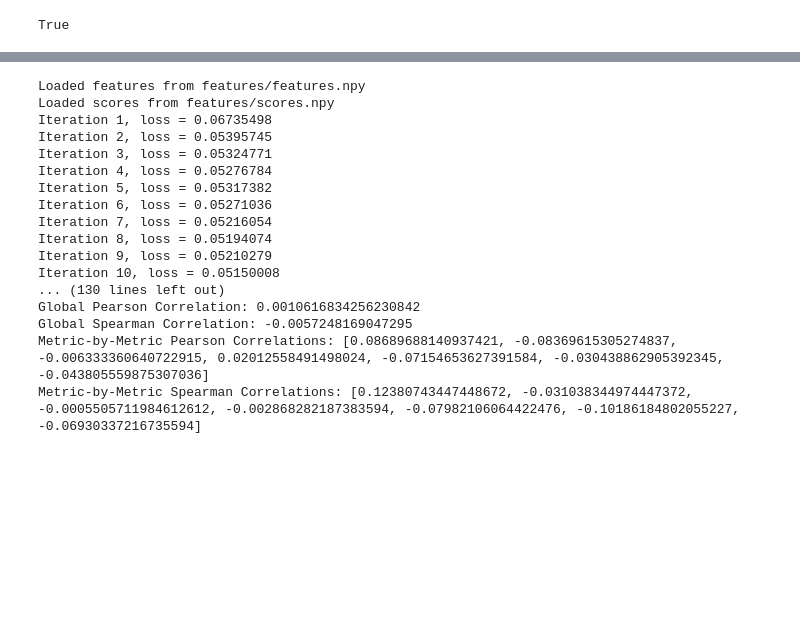
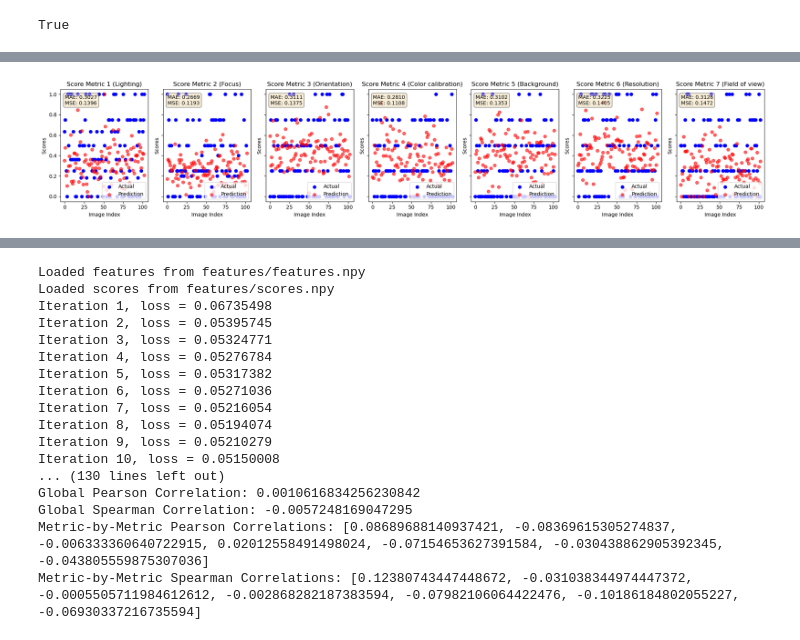
Before and after one commit to Schoggi-Mimi/bachelor-thesis, a Jupyter notebook: playground/train_regressor.ipynb, the cells around one changed output, grey strips where cells are left out. Saved outputs shown, nothing was run; the diff lists cells and outputs as text; code cells hidden in the pictures; blank space fills up the shorter version.

Commit message:
test and single image inference

```diff
--- a/playground/train_regressor.ipynb
+++ b/playground/train_regressor.ipynb
@@ -20,3 +20,6 @@ next(arniqa.parameters()).is_cuda
 # %% [output]
 Using cache found in /home/jovyan/.cache/torch/hub/miccunifi_ARNIQA_main
 True
+# %%
+regressor = train_regressor('images', crop=True, normalize=True, batch_size=10, num_workers=1, model=arniqa, device=DEVICE, save_dir='features', cross_val=False)
+# %% [output]
@@ -22,0 +43 @@ True
+[figure, added]
```
Also changed, not shown: parts of 5 cells of this notebook, 4 other files.
